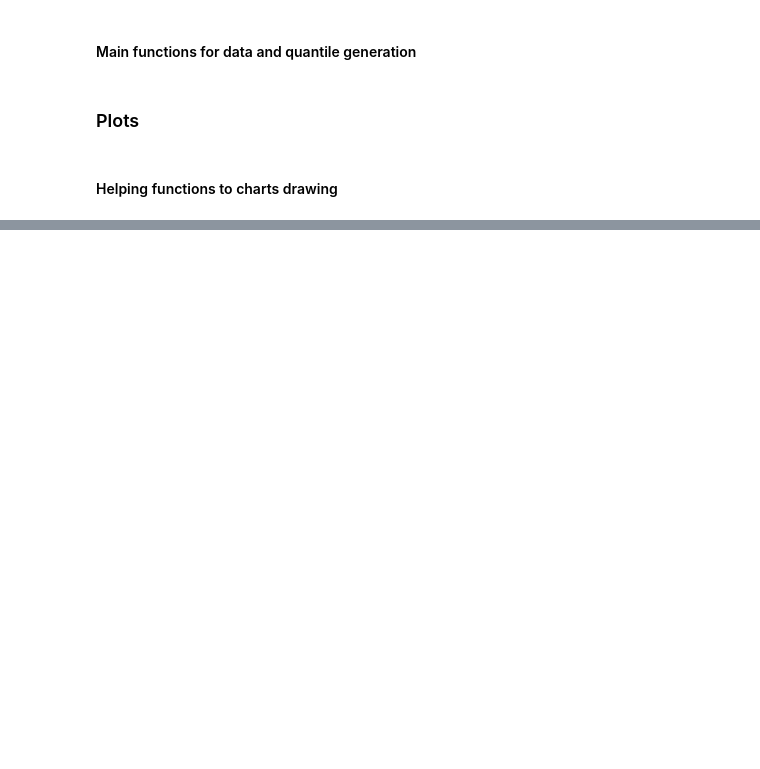
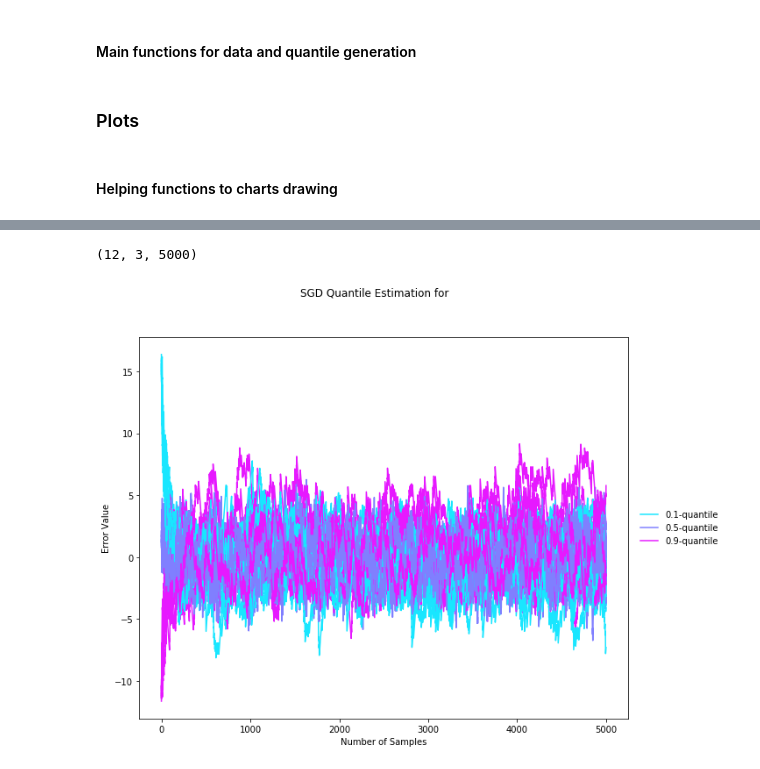
Before and after one commit to chengsoonong/eheye, a Jupyter notebook: QuantEst/sgd_quant_est/comparison_image_generation.ipynb, the cells around one changed output, grey strips where cells are left out. Drawn from its saved outputs; the diff is of its cells as text; code cells hidden in the pictures; blank space fills up the shorter version.

```diff
--- a/QuantEst/sgd_quant_est/comparison_image_generation.ipynb
+++ b/QuantEst/sgd_quant_est/comparison_image_generation.ipynb
@@ -465,6 +530,15 @@ plot_E_res(q_lst, e)
-# %%
-def compute_E_proc():
-    return
+# %%
+def compute_E_proc(q_batches, q_procs):
+    q_batches = np.expand_dims(q_batches, len(q_batches.shape))
+    return q_procs - q_batches
+#     return
+
+e_procs = compute_E_proc(q_batches, q_procs)
+print (e_procs.shape)
+plot_procs(q_lst, None, e_procs)
+# %% [output]
+(12, 3, 5000)
+[figure, added]
 # %%
 def plot_charts(q_lst, q_batches, q_sgd_res, proc_filename, proc_shape, g_test, s_test, charts):
 #     return plts
```
Also changed, not shown: parts of 13 cells of this notebook, 2 other files.
